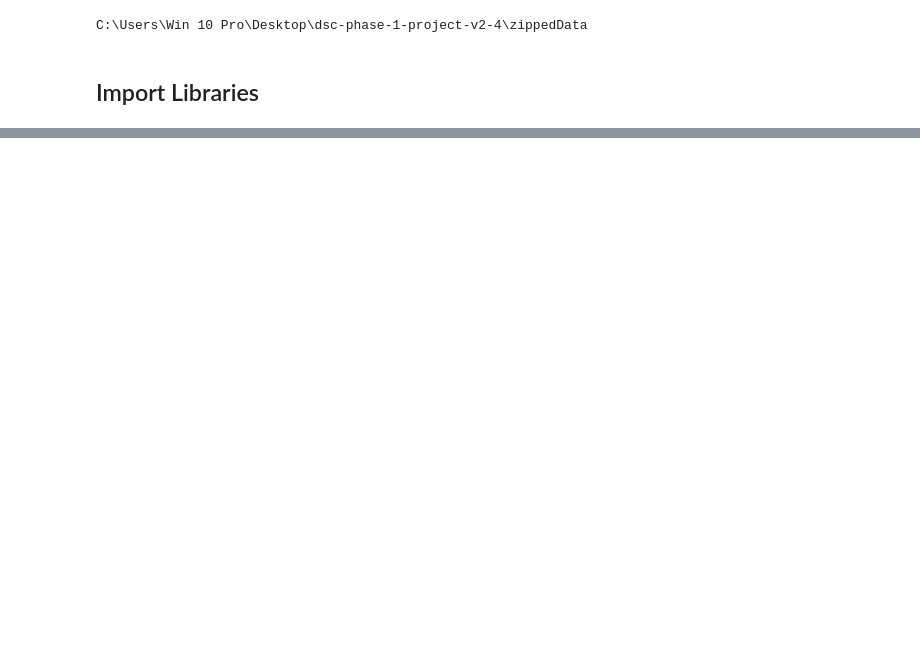
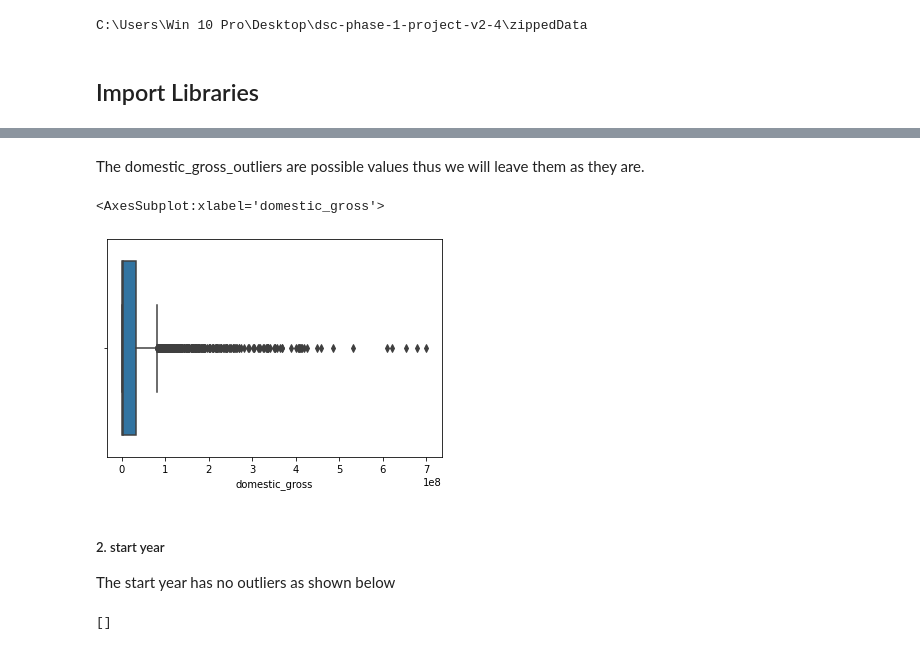
Before and after one commit to HKwirikia/dsc-phase-1-project-v2-4, a Jupyter notebook: student.ipynb, the cells around one changed output, grey strips where cells are left out. Saved outputs shown, nothing was run; the diff lists cells and outputs as text; code cells hidden in the pictures; blank space fills up the shorter version.

```diff
--- a/student.ipynb
+++ b/student.ipynb
@@ -56,0 +371,2 @@ DatabaseError: Execution failed on sql 'SELECT * FROM movie_basics;': no such ta
+# %%
+df = df.dropna(subset=['studio'])
@@ -56,0 +375,2 @@ DatabaseError: Execution failed on sql 'SELECT * FROM movie_basics;': no such ta
+# %%
+df = df.dropna(subset=['genres'])
@@ -56,0 +379,3 @@ DatabaseError: Execution failed on sql 'SELECT * FROM movie_basics;': no such ta
+# %%
+#replace missing values in domestic_gross with mean
+df['domestic_gross'] = df['domestic_gross'].fillna(df['domestic_gross'].mean())
@@ -56,0 +384,3 @@ DatabaseError: Execution failed on sql 'SELECT * FROM movie_basics;': no such ta
+# %%
+#replace missing values in runtime_minutes with mean
+df['runtime_minutes'] = df['runtime_minutes'].fillna(df['runtime_minutes'].mean())
@@ -56,0 +458,18 @@ DatabaseError: Execution failed on sql 'SELECT * FROM movie_basics;': no such ta
+# %% [markdown]
+The domestic_gross_outliers are possible values thus we will leave them as they are.
+# %%
+## use a box plot to identify outliers
+
+sns.boxplot(data=df, x="domestic_gross")
+# %% [output]
+<AxesSubplot:xlabel='domestic_gross'>
+[figure, added]
+# %% [markdown]
+##### 2. start year
+
+The start year has no outliers as shown below
+# %%
+start_year_outliers = IQR_outliers(df, "start_year")
+start_year_outliers[0]
+# %% [output]
+[]
```
Also changed, not shown: parts of 69 cells of this notebook.
